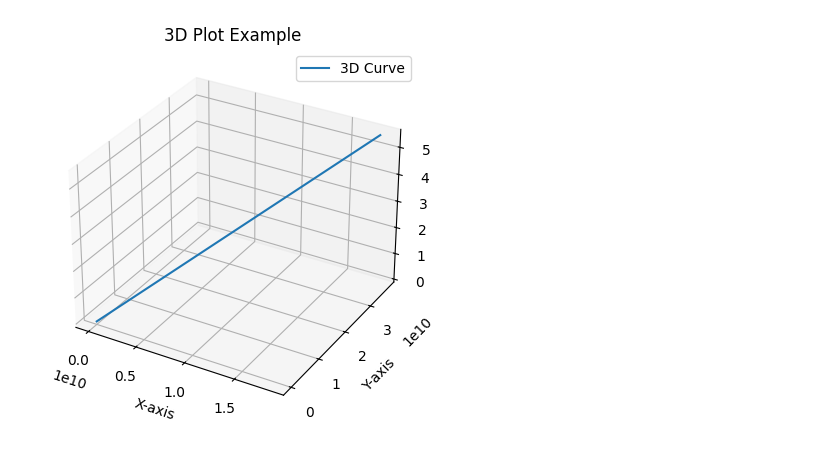
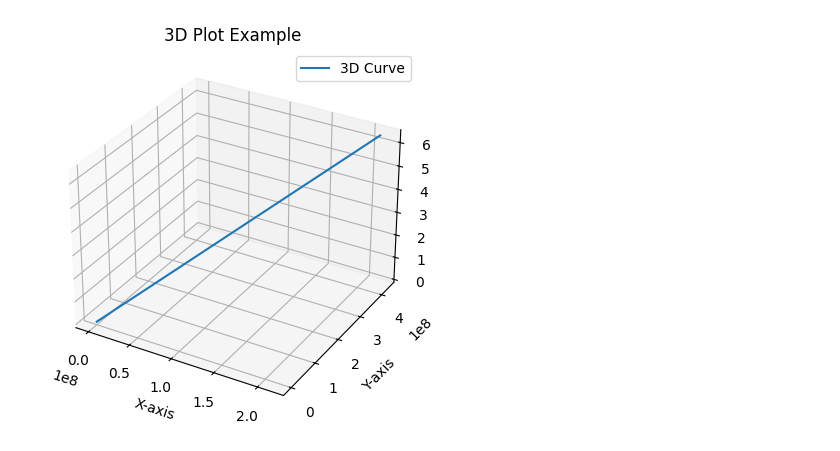
Before and after one commit to meshiblum/spiceypy_meshi_new, a Jupyter notebook: find_traj.ipynb, the cells around one changed output. Saved outputs shown, nothing was run; the diff lists cells and outputs as text; code cells hidden in the pictures.

Commit message:
changes to this function

```diff
--- a/find_traj.ipynb
+++ b/find_traj.ipynb
@@ -37,55 +37,57 @@ print(positions[0])
 print("Light Times: ")
 print(lightTimes[0])
 # %%
-# # This function solves the non-linear problem, we need to use SPICE to completely define all the variables to this problem.
-# # This will require to also change the function a bit to make the args[] change with time
+# This function solves the non-linear problem, we need to use SPICE to completely define all the variables to this problem.
+# This will require to also change the function a bit to make the args[] change with time
 
 # This works, below is the trial version
 
-# # Define the second-order ODE system
-# def odefunc(t, r, r_moon_earth, r_moon_s_hat, r_earth_s_hat):
-#     G = 6.67430e-11
-#     mass_moon = 7.35e22
-#     mass_earth = 5.97e24
-#     dxdt = r[1]
-#     dydt = r[3]
-#     dzdt = r[5]
-#     distance_arr = np.array([r[0],r[2],r[4]])
-#     dx2dt2 = r_moon_s_hat[0]*G*mass_moon/(np.linalg.norm(distance_arr+r_moon_earth))**2 + r_earth_s_hat[0]*G*mass_earth/(np.linalg.norm(distance_arr))**2
-#     dy2dt2 = r_moon_s_hat[1]*G*mass_moon/(np.linalg.norm(distance_arr+r_moon_earth))**2 + r_earth_s_hat[1]*G*mass_earth/(np.linalg.norm(distance_arr))**2
-#     dz2dt2 = r_moon_s_hat[2]*G*mass_moon/(np.linalg.norm(distance_arr+r_moon_earth))**2 + r_earth_s_hat[2]*G*mass_earth/(np.linalg.norm(distance_arr))**2
-#     return [dxdt, dx2dt2, dydt, dy2dt2, dzdt, dz2dt2]
+# Define the second-order ODE system
+def odefunc(t, r, r_moon_earth, r_moon_s_hat, r_earth_s_hat):
+    G = 6.67430e-11
+    mass_moon = 7.35e22
+    mass_earth = 5.97e24
+    dxdt = r[1]
+    dydt = r[3]
+    dzdt = r[5]
+    distance_arr = np.array([r[0],r[2],r[4]])
+    dx2dt2 = r_moon_s_hat[0]*G*mass_moon/(np.linalg.norm(distance_arr+r_moon_earth))**2 + r_earth_s_hat[0]*G*mass_earth/(np.linalg.norm(distance_arr))**2
+    dy2dt2 = r_moon_s_hat[1]*G*mass_moon/(np.linalg.norm(distance_arr+r_moon_earth))**2 + r_earth_s_hat[1]*G*mass_earth/(np.linalg.norm(distance_arr))**2
+    dz2dt2 = r_moon_s_hat[2]*G*mass_moon/(np.linalg.norm(distance_arr+r_moon_earth))**2 + r_earth_s_hat[2]*G*mass_earth/(np.linalg.norm(distance_arr))**2
+    return [dxdt, dx2dt2, dydt, dy2dt2, dzdt, dz2dt2]
 
 
-# # Set the initial conditions
-# initial_state = np.array([6371, 0, 0, 0, 0, -0.047])  # x(0) = 1, dx/dt(0) = 0, y(0) = 2, dy/dt(0) = 0 ...
+# Set the initial conditions
+initial_state = np.array([6371, 0, 0, 0, 0, -0.047])  # x(0) = 1, dx/dt(0) = 0, y(0) = 2, dy/dt(0) = 0 ...
 
-# # Set the time span for integration
-# t_span = (0, 24*3600+1)
+# Set the time span for integration
+t_span = (0, 1000)
 
-# # Solve the second-order ODE system using solve_ivp
-# r_moon_s_hat_earth = np.array([1,2,3])
-# r_moon_s_hat = np.array([1,2,3])
-# r_earth_s_hat = np.array([1,2,3])
-# sol = solve_ivp(odefunc, t_span, initial_state, args=(r_moon_s_hat_earth, r_moon_s_hat, r_earth_s_hat,), t_eval=np.linspace(t_span[0], t_span[1], 100))
+# trajectoryve the second-order ODE system using solve_ivp
+r_moon_s_hat_earth = np.array([1,2,3])
+r_moon_s_hat = np.array([1,2,3])
+r_earth_s_hat = np.array([1,2,3])
+sol = solve_ivp(odefunc, t_span, initial_state, args=(r_moon_s_hat_earth, r_moon_s_hat, r_earth_s_hat,), t_eval=np.linspace(t_span[0], t_span[1], 100))
 
-# # Plot the solutions for x and y
-# plt.plot(sol.t, sol.y[0], label='x(t)')
-# plt.plot(sol.t, sol.y[2], label='y(t)')
-# plt.plot(sol.t, sol.y[4], label='z(t)')
-# plt.title('Solution of the Second-Order ODE System')
-# plt.xlabel('Time')
-# plt.ylabel('Function Values')
-# plt.legend()
-# plt.show()
+# Plot the solutions for x and y
+plt.plot(sol.t, sol.y[0], label='x(t)')
+plt.plot(sol.t, sol.y[2], label='y(t)')
+plt.plot(sol.t, sol.y[4], label='z(t)')
+plt.title('Solution of the Second-Order ODE System')
+plt.xlabel('Time')
+plt.ylabel('Function Values')
+plt.legend()
+plt.show()
 
-# fig = plt.figure()
-# ax = fig.add_subplot(111, projection='3d')
-# ax.plot(sol.y[0], sol.y[2], sol.y[4], label='3D Curve')
-# ax.set_xlabel('X-axis')
-# ax.set_ylabel('Y-axis')
-# ax.set_zlabel('Z-axis')
-# ax.set_title('3D Plot Example')
-# ax.legend()
-# plt.show()
+fig = plt.figure()
+ax = fig.add_subplot(111, projection='3d')
+ax.plot(sol.y[0], sol.y[2], sol.y[4], label='3D Curve')
+ax.set_xlabel('X-axis')
+ax.set_ylabel('Y-axis')
+ax.set_zlabel('Z-axis')
+ax.set_title('3D Plot Example')
+ax.legend()
+plt.show()
+
+print(sol.y[0].shape)
 # %% [output]
@@ -93 +95 @@ print(lightTimes[0])
-[figure, old version]
+[figure, new version]
```
Also changed, not shown: parts of 3 cells of this notebook.
